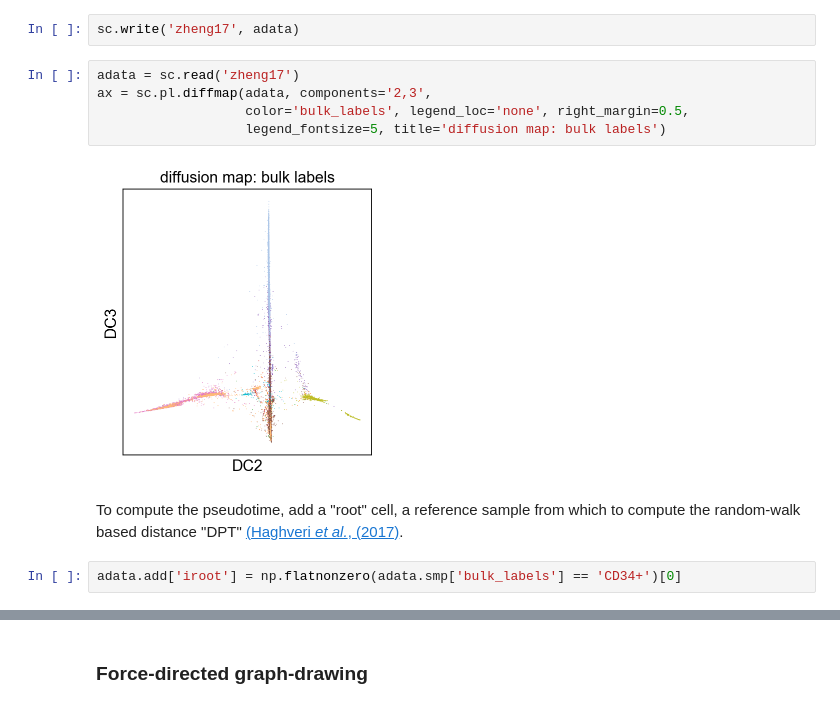
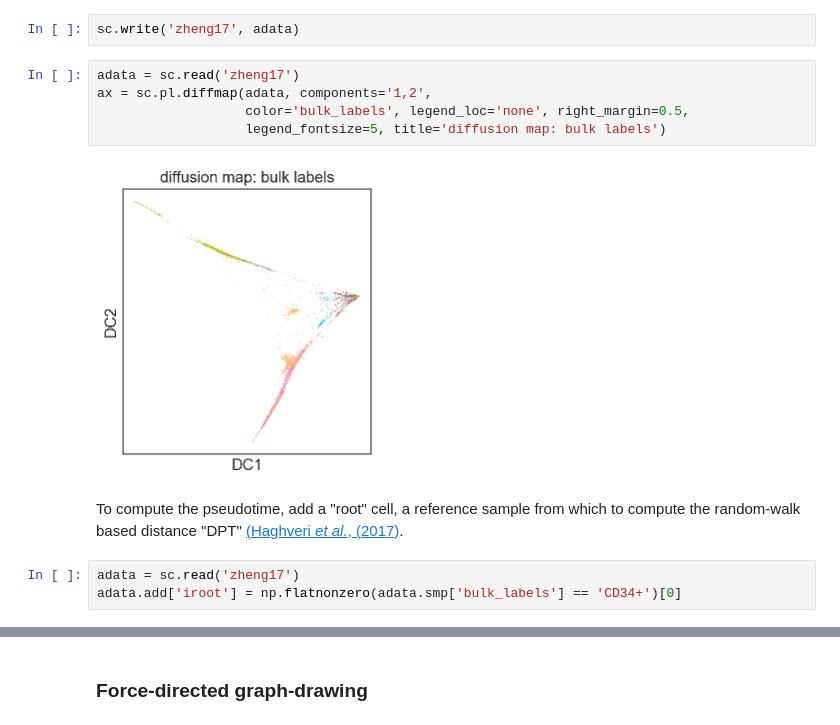
Before and after one commit to scverse/scanpy_usage, a Jupyter notebook: 170503_zheng17/zheng17_pbmc68k_cellranger_Py.ipynb, the cells around one changed output, grey strips where cells are left out. Cells and saved outputs as stored; diff of their text form.

```diff
--- a/170503_zheng17/zheng17_pbmc68k_cellranger_Py.ipynb
+++ b/170503_zheng17/zheng17_pbmc68k_cellranger_Py.ipynb
@@ -228,14 +231,15 @@ Wall time: 2min 3s
 sc.write('zheng17', adata)
 # %%
 adata = sc.read('zheng17')
-ax = sc.pl.diffmap(adata, components='2,3',
+ax = sc.pl.diffmap(adata, components='1,2',
                    color='bulk_labels', legend_loc='none', right_margin=0.5,
                    legend_fontsize=5, title='diffusion map: bulk labels')
 # %% [output]
-[figure, old version]
+[figure, new version]
 # %% [markdown]
 To compute the pseudotime, add a "root" cell, a reference sample from which to compute the random-walk based distance "DPT" [(Haghveri *et al.*, (2017)](https://doi.org/10.1038/nmeth.3971).
 # %%
+adata = sc.read('zheng17')
 adata.add['iroot'] = np.flatnonzero(adata.smp['bulk_labels'] == 'CD34+')[0]
 # %%
 %%time
```
Also changed, not shown: parts of 19 cells of this notebook, 13 other files.
